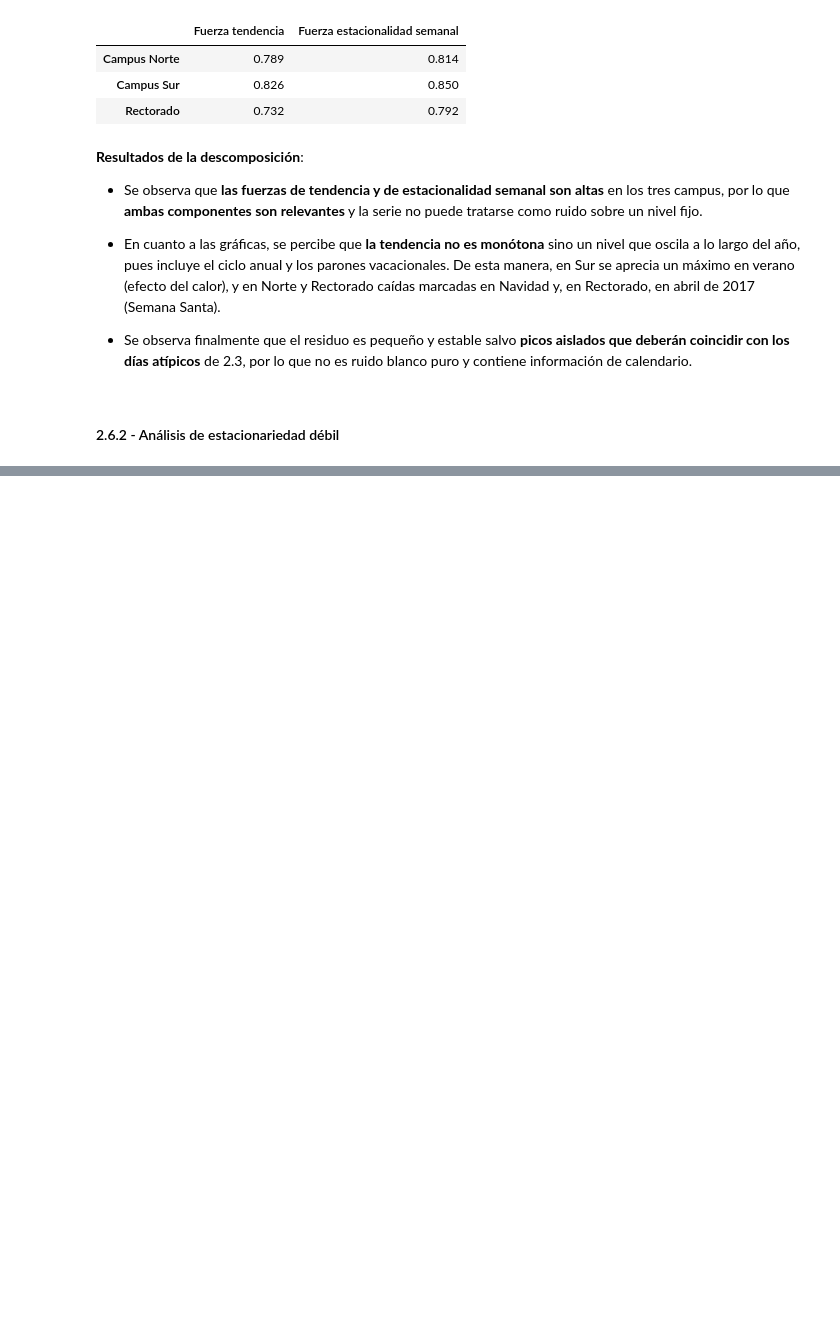
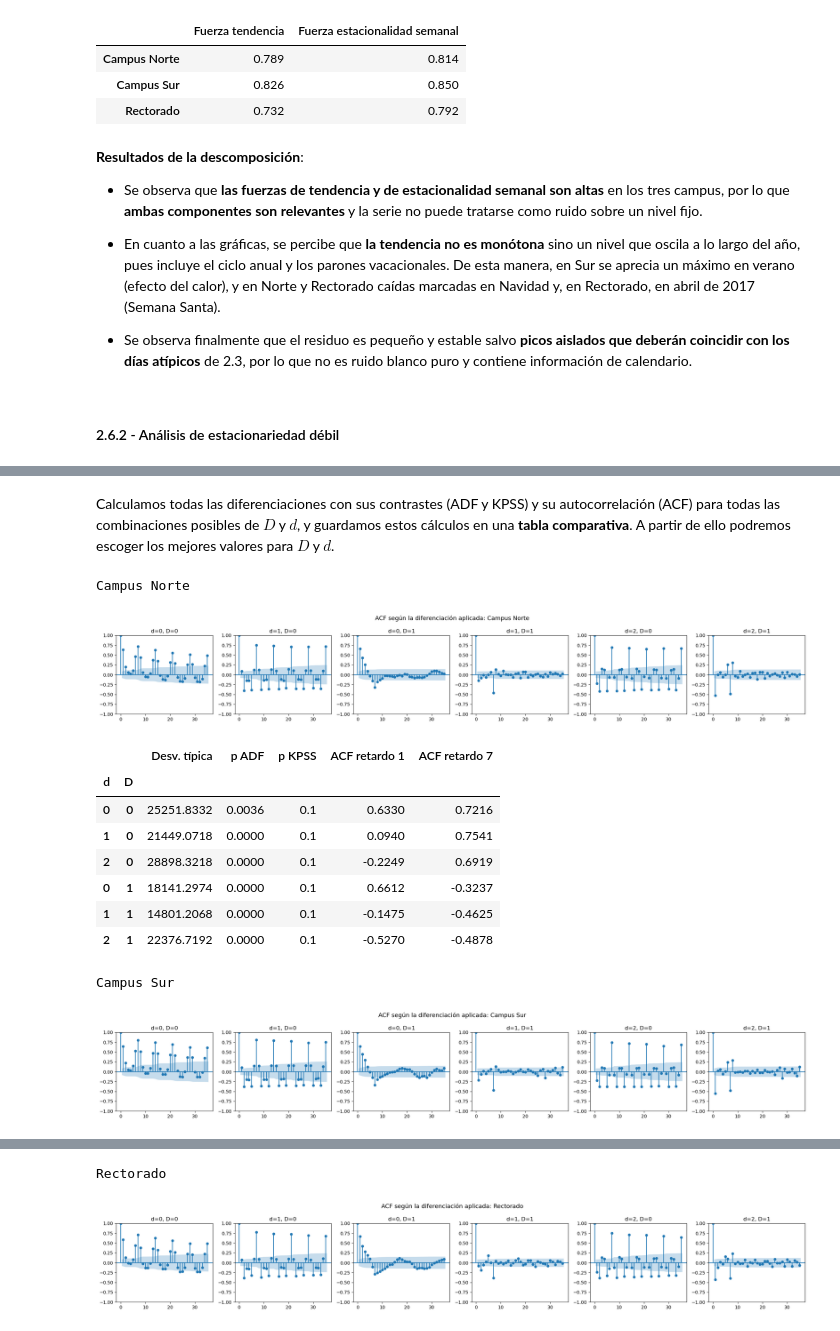
Before and after one commit to Martin-Kugler/network-attacks-and-energetic-efficiency-mcp, a Jupyter notebook: consumo_campus.ipynb, the cells around one changed output, grey strips where cells are left out. Cells and saved outputs as stored; diff of their text form; code cells hidden in the pictures; blank space fills up the shorter version.

Commit message:
Completado subapartados 2.6.2 sobre estacionariedad y 2.6.3 de diferenciación.

```diff
--- a/consumo_campus.ipynb
+++ b/consumo_campus.ipynb
@@ -1191,0 +1216,76 @@ En cuanto a los **gráficos**:
+# %%
+def diferenciar(serie, d=0, D=0, s=7):
+    """
+    Aplica D diferencias estacionales (periodo s) y d diferencias regulares (retardo 1).
+    """
+    y = serie.copy()
+
+    # 1) Diferenciación estacional
+    for _ in range(D):
+        y = y.diff(s)
+
+    # 2) Diferenciación regular
+    for _ in range(d):
+        y = y.diff(1)
+
+    return y.dropna()
+# %% [markdown]
+Calculamos todas las diferenciaciones con sus contrastes (ADF y KPSS) y su autocorrelación (ACF) para todas las combinaciones posibles de $D$ y $d$, y guardamos estos cálculos en una **tabla comparativa**. A partir de ello podremos escoger los mejores valores para $D$ y $d$.
+# %%
+def tabla_diferenciacion(serie, s=7):
+    """
+    Resumen de todas las combinaciones (d, D) con las herramientas de decisión.
+    """
+    filas = []
+
+    # 1) Recorremos todas las combinaciones posibles de d y D
+    for D in (0, 1):
+        for d in (0, 1, 2):
+
+            # 1.1) Aplicamos la diferenciación correspondiente
+            y = diferenciar(serie, d, D, s)
+
+            # 1.2) Calculamos los contrastes ADF y KPSS, ignorando los warnings que puedan surgir
+            with warnings.catch_warnings():
+                warnings.simplefilter("ignore")
+                adf_p = adfuller(y, autolag="AIC")[1]
+                kpss_p = kpss(y, regression="c", nlags="auto")[1]
+
+            # 1.3) Calculamos la autocorrelación para el retardo 1 y el retardo s
+            r = acf(y, nlags=s)
+
+            # 1.4) Guardamos los resultados en la lista de filas
+            filas.append({"d": d, "D": D, "Desv. típica": y.std(), "p ADF": adf_p, "p KPSS": kpss_p,
+                          "ACF retardo 1": r[1], f"ACF retardo {s}": r[s]})
+
+    return pd.DataFrame(filas).set_index(["d", "D"])
+
+
+for campus in consumo_agregado_train.columns:
+
+    serie = consumo_agregado_train[campus]
+    print(f"\n{campus}")
+
+    # 1) ACF de la serie original y de las tres transformaciones principales
+    fig, ax = plt.subplots(1, 6, figsize=(22, 3.5))
+    fig.suptitle(f"ACF según la diferenciación aplicada: {campus}", fontsize=13)
+    for a, (d, D) in zip(ax, [(0, 0), (1, 0), (0, 1), (1, 1), (2, 0), (2, 1)]):
+        plot_acf(diferenciar(serie, d, D), lags=35, ax=a)
+        a.set_title(f"d={d}, D={D}")
+    plt.tight_layout(); plt.show()
+
+    # 2) Tabla comparativa de todas las combinaciones
+    display(tabla_diferenciacion(serie).round(4))
+# %% [output]
+Campus Norte
+[figure, added]
+|  |  | Desv. típica | p ADF | p KPSS | ACF retardo 1 | ACF retardo 7 |
+| d | D |  |  |  |  |  |
+| 0 | 0 | 25251.8332 | 0.0036 | 0.1 | 0.6330 | 0.7216 |
+| 1 | 0 | 21449.0718 | 0.0000 | 0.1 | 0.0940 | 0.7541 |
+| 2 | 0 | 28898.3218 | 0.0000 | 0.1 | -0.2249 | 0.6919 |
+| 0 | 1 | 18141.2974 | 0.0000 | 0.1 | 0.6612 | -0.3237 |
+| 1 | 1 | 14801.2068 | 0.0000 | 0.1 | -0.1475 | -0.4625 |
+| 2 | 1 | 22376.7192 | 0.0000 | 0.1 | -0.5270 | -0.4878 |
+Campus Sur
+[figure, added]
@@ -1191,0 +1300,2 @@ En cuanto a los **gráficos**:
+Rectorado
+[figure, added]
```
Also changed, not shown: parts of 11 cells of this notebook, 1 other file.
